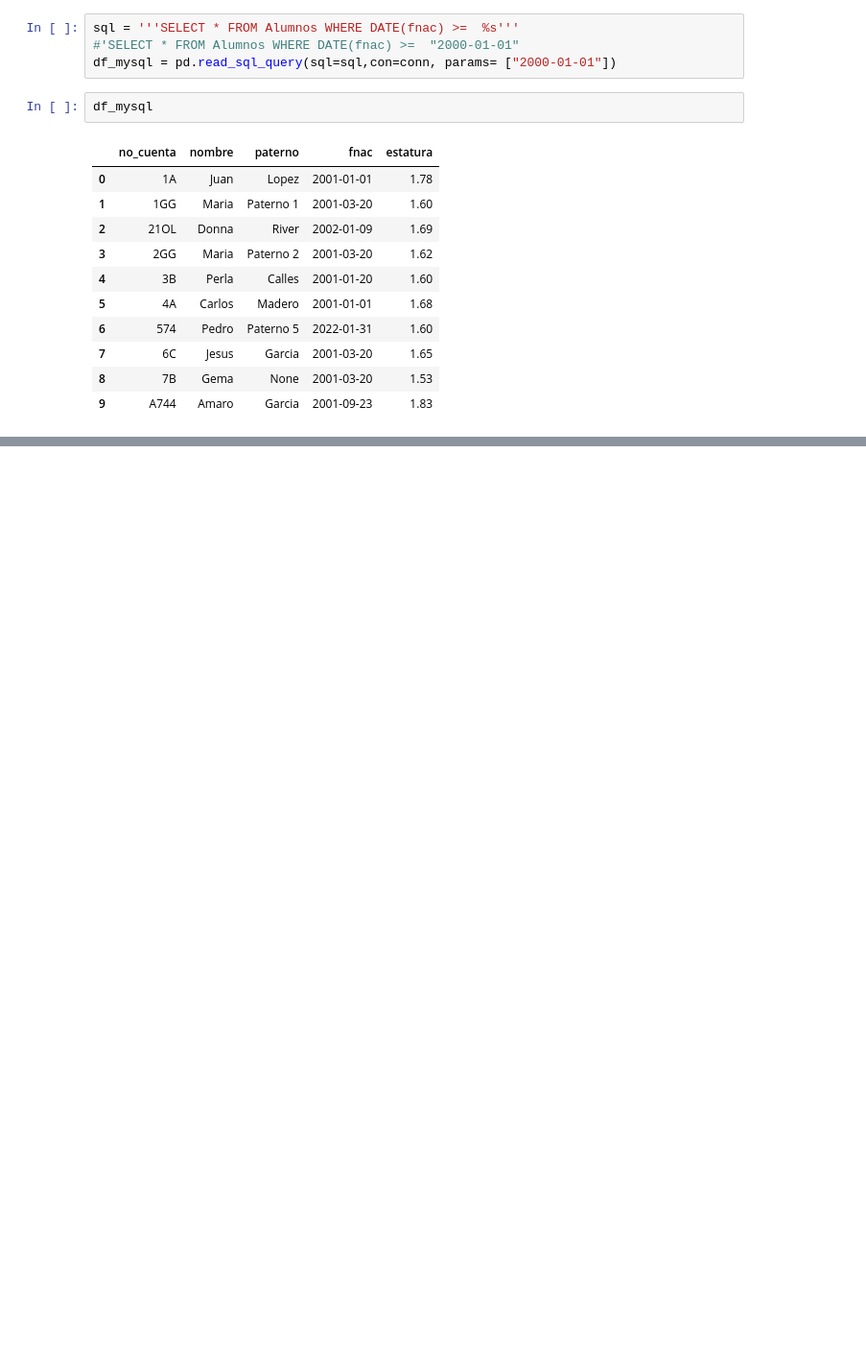
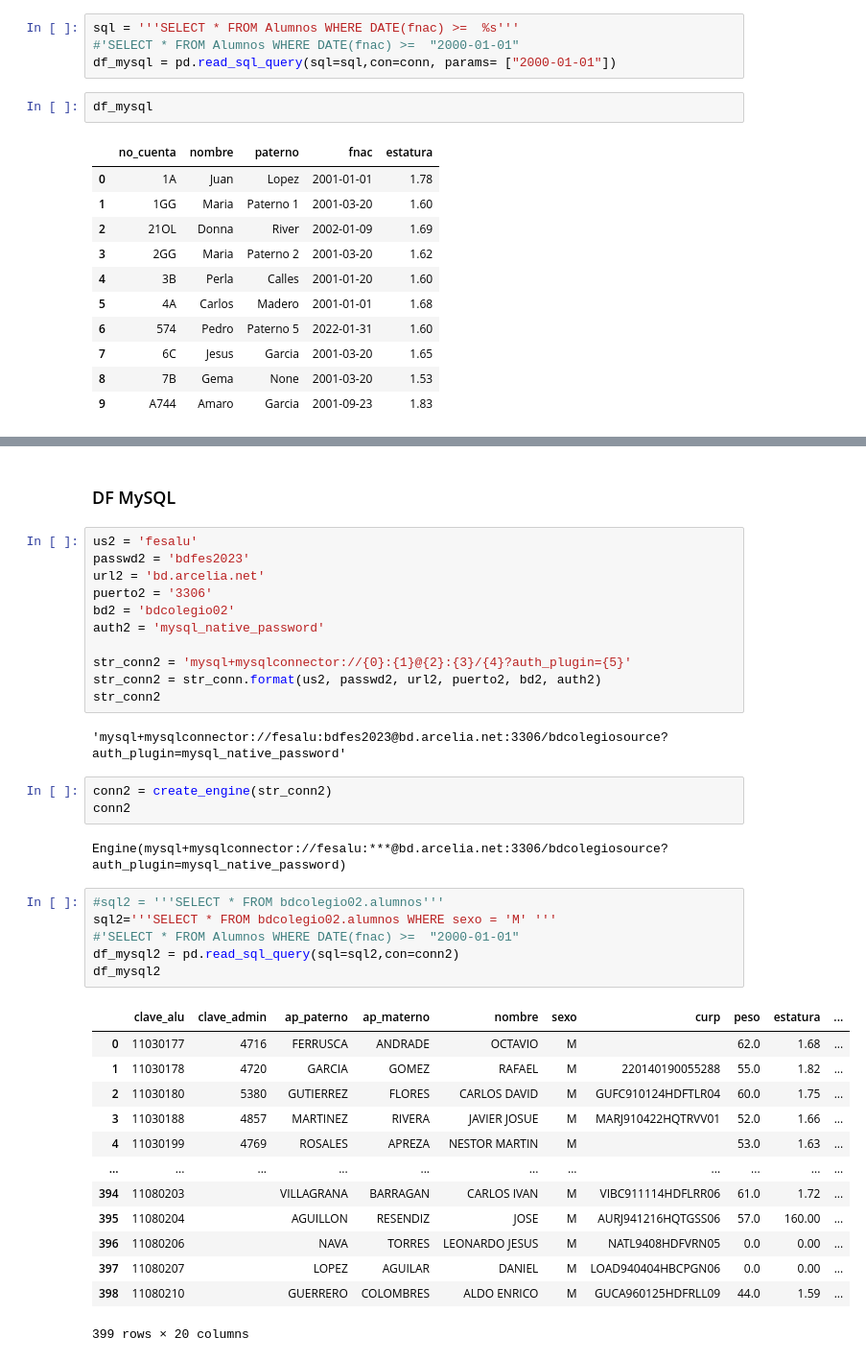
Before and after one commit to Juan-MTG/PLDatosPy, a Jupyter notebook: Sesion02_LecturaBD.ipynb, the cells around one changed output, grey strips where cells are left out. Shown at 96% size. Saved outputs shown, nothing was run; the diff lists cells and outputs as text; blank space fills up the shorter version.

```diff
--- a/Sesion02_LecturaBD.ipynb
+++ b/Sesion02_LecturaBD.ipynb
@@ -52,0 +354,40 @@ df_mysql
+# %% [markdown]
+### DF MySQL
+# %%
+us2 = 'fesalu'
+passwd2 = 'bdfes2023'
+url2 = 'bd.arcelia.net'
+puerto2 = '3306'
+bd2 = 'bdcolegio02'
+auth2 = 'mysql_native_password'
+
+str_conn2 = 'mysql+mysqlconnector://{0}:{1}@{2}:{3}/{4}?auth_plugin={5}'
+str_conn2 = str_conn.format(us2, passwd2, url2, puerto2, bd2, auth2)
+str_conn2
+# %% [output]
+'mysql+mysqlconnector://fesalu:bdfes2023@bd.arcelia.net:3306/bdcolegiosource?auth_plugin=mysql_native_password'
+# %%
+conn2 = create_engine(str_conn2)
+conn2
+# %% [output]
+Engine(mysql+mysqlconnector://fesalu:***@bd.arcelia.net:3306/bdcolegiosource?auth_plugin=mysql_native_password)
+# %%
+#sql2 = '''SELECT * FROM bdcolegio02.alumnos'''
+sql2='''SELECT * FROM bdcolegio02.alumnos WHERE sexo = 'M' '''
+#'SELECT * FROM Alumnos WHERE DATE(fnac) >=  "2000-01-01"
+df_mysql2 = pd.read_sql_query(sql=sql2,con=conn2)
+df_mysql2
+# %% [output]
+|  | clave_alu | clave_admin | ap_paterno | ap_materno | nombre | sexo | curp | peso | estatura | ... |
+| 0 | 11030177 | 4716 | FERRUSCA | ANDRADE | OCTAVIO | M |  | 62.0 | 1.68 | ... |
+| 1 | 11030178 | 4720 | GARCIA | GOMEZ | RAFAEL | M | 220140190055288 | 55.0 | 1.82 | ... |
+| 2 | 11030180 | 5380 | GUTIERREZ | FLORES | CARLOS DAVID | M | GUFC910124HDFTLR04 | 60.0 | 1.75 | ... |
+| 3 | 11030188 | 4857 | MARTINEZ | RIVERA | JAVIER JOSUE | M | MARJ910422HQTRVV01 | 52.0 | 1.66 | ... |
+| 4 | 11030199 | 4769 | ROSALES | APREZA | NESTOR MARTIN | M |  | 53.0 | 1.63 | ... |
+| ... | ... | ... | ... | ... | ... | ... | ... | ... | ... | ... |
+| 394 | 11080203 |  | VILLAGRANA | BARRAGAN | CARLOS IVAN | M | VIBC911114HDFLRR06 | 61.0 | 1.72 | ... |
+| 395 | 11080204 |  | AGUILLON | RESENDIZ | JOSE | M | AURJ941216HQTGSS06 | 57.0 | 160.00 | ... |
+| 396 | 11080206 |  | NAVA | TORRES | LEONARDO JESUS | M | NATL9408HDFVRN05 | 0.0 | 0.00 | ... |
+| 397 | 11080207 |  | LOPEZ | AGUILAR | DANIEL | M | LOAD940404HBCPGN06 | 0.0 | 0.00 | ... |
+| 398 | 11080210 |  | GUERRERO | COLOMBRES | ALDO ENRICO | M | GUCA960125HDFRLL09 | 44.0 | 1.59 | ... |
+399 rows × 20 columns
```
Also changed, not shown: parts of 25 cells of this notebook.
